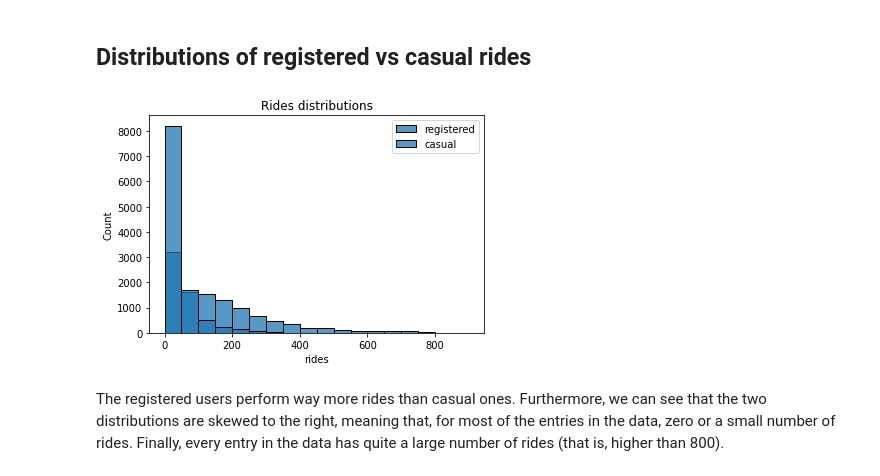
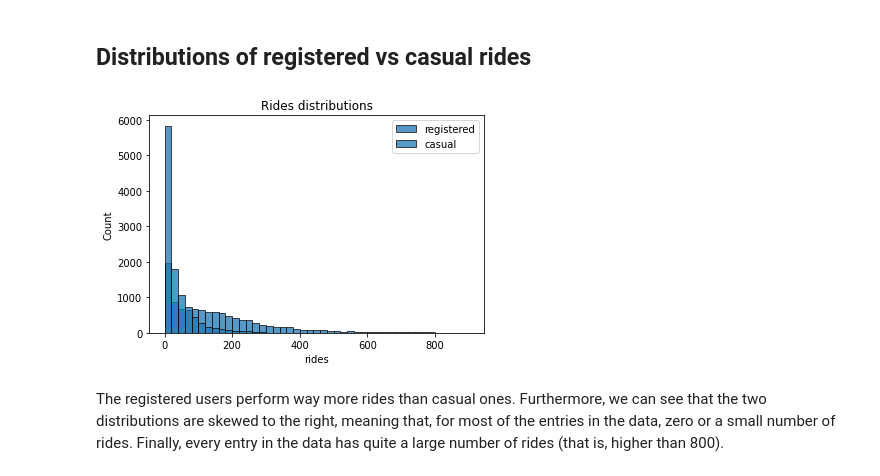
Before and after one commit to masinde70/AWS_ML, a Jupyter notebook: project.ipynb, the cells around one changed output. Cells and saved outputs as stored; diff of their text form; code cells hidden in the pictures.

```diff
--- a/project.ipynb
+++ b/project.ipynb
@@ -299,14 +299,14 @@ train.describe().T
 ##  Distributions of registered vs casual rides
 # %%
 # plot distributions of registered vs casual rides
-sns.histplot(train['registered'], label='registered', binwidth=50)
-sns.histplot(train['casual'], label='casual', binwidth=50)
+sns.histplot(train['registered'], label='registered', binwidth=20, bins=30)
+sns.histplot(train['casual'], label='casual',bins=30, binwidth=20)
 plt.legend()
 plt.xlabel('rides')
 plt.title("Rides distributions")
 plt.savefig('rides_distributions.png', format='png')
 # %% [output]
-[figure, old version]
+[figure, new version]
 # %% [markdown]
 The registered users perform way more rides than casual ones. Furthermore, we can see that the two distributions are skewed to the right, meaning that, for most of the entries in the data, zero or a small number of rides. Finally, every entry in the data has quite a large number of rides (that is, higher than 800).
 # %% [markdown]
```
Also changed, not shown: parts of 19 cells of this notebook.
